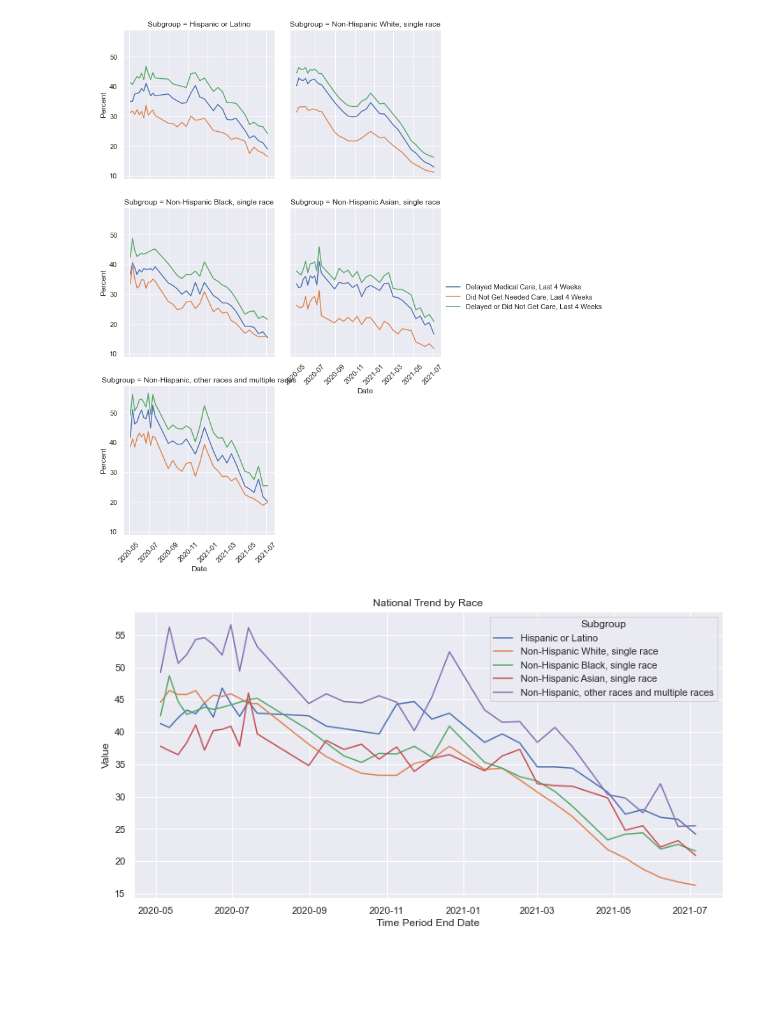
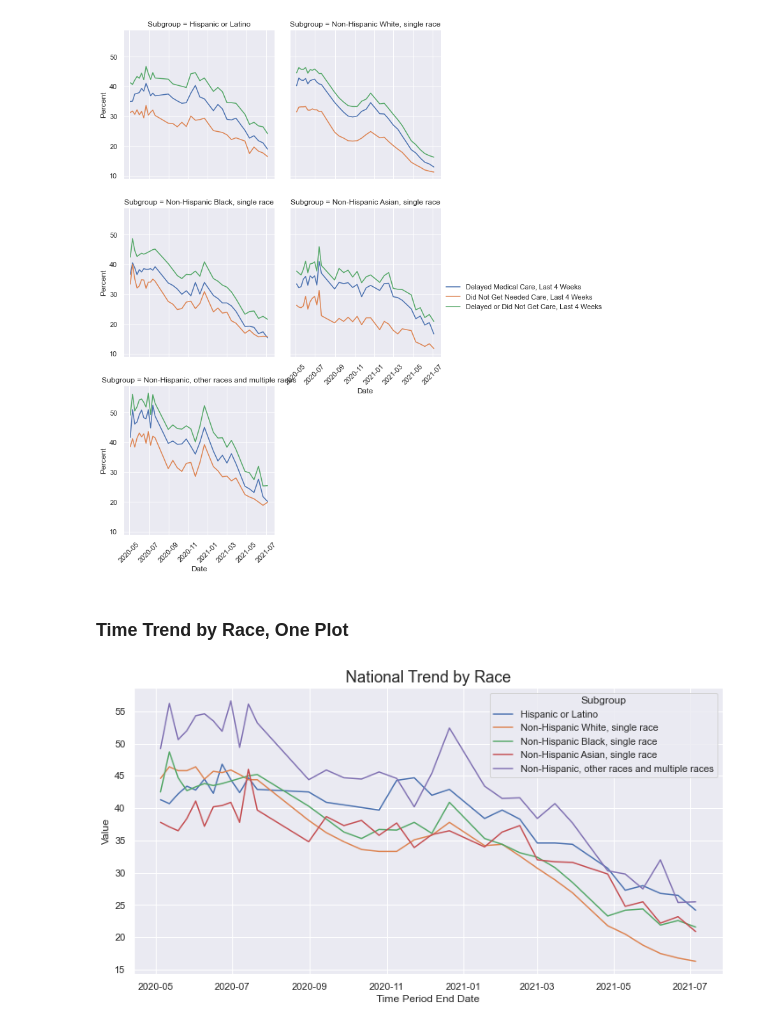
Before and after one commit to peter-amerkhanian/Health-Trends-During-Covid, a Jupyter notebook: EDA - access to care.ipynb, the cells around one changed output. Drawn from its saved outputs; the diff is of its cells as text; code cells hidden in the pictures; blank space fills up the shorter version.

Commit message:
added text and graphs

```diff
--- a/EDA - access to care.ipynb
+++ b/EDA - access to care.ipynb
@@ -65,13 +141,15 @@ g.add_legend()
 g.set_xticklabels(rotation = 45);
 # %% [output]
 [figure]
+# %% [markdown]
+### Time Trend by Race, One Plot
 # %%
 df_affected = df[df["Indicator"] == "Delayed or Did Not Get Care, Last 4 Weeks"]
 # %%
 by_race = df_affected.query("Group == 'By Race/Hispanic ethnicity' & State == 'United States'")
 plt.figure(figsize=(12, 6))
 sns.lineplot(data=by_race,
              x="Time Period End Date", y="Value", hue="Subgroup")
-plt.title("National Trend by Race");
+plt.title("National Trend by Race").set_fontsize(18);
 # %% [output]
-[figure, old version]
+[figure, new version]
```
Also changed, not shown: parts of 17 cells of this notebook.
